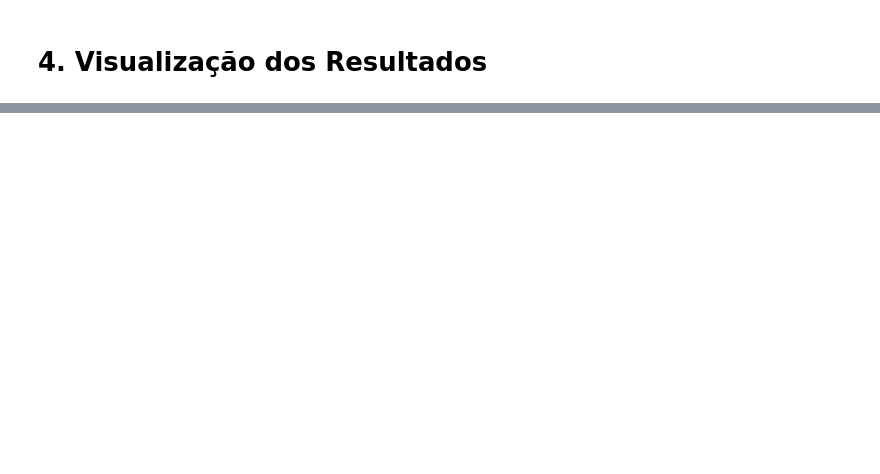
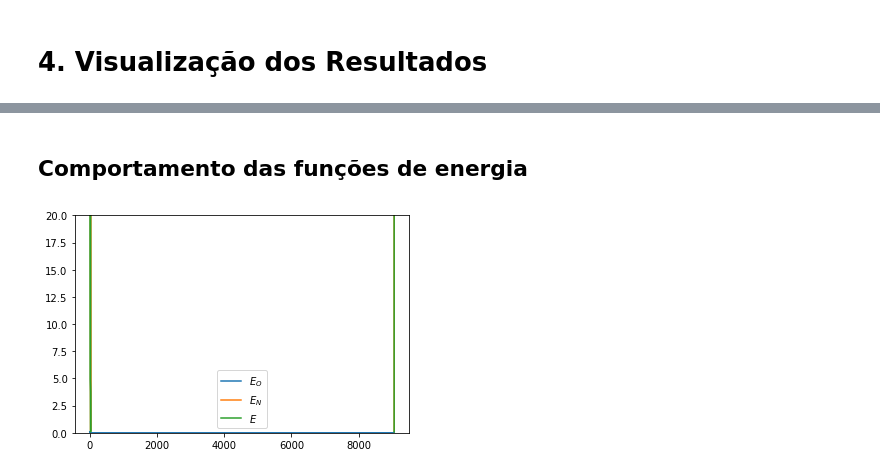
Before and after one commit to cabraile/SME_5720, a Jupyter notebook: notebooks/Projeto.ipynb, the cells around one changed output, grey strips where cells are left out. Cells and saved outputs as stored; diff of their text form; code cells hidden in the pictures; blank space fills up the shorter version.

```diff
--- a/notebooks/Projeto.ipynb
+++ b/notebooks/Projeto.ipynb
@@ -209,0 +246,12 @@ graphics.draw_windows(clusters, X_final, points_dims, points[:,4], n_groups, siz
+# %% [markdown]
+## Comportamento das funções de energia
+# %%
+clf()
+ylim([0, 20])
+plot(list_energy_overlapping, label=r"$E_O$")
+plot(list_energy_neighborhood, label=r"$E_N$")
+plot(list_energy, label=r"$E$")
+legend()
+show()
+# %% [output]
+[figure, added]
```
Also changed, not shown: parts of 9 cells of this notebook, 3 other files.
